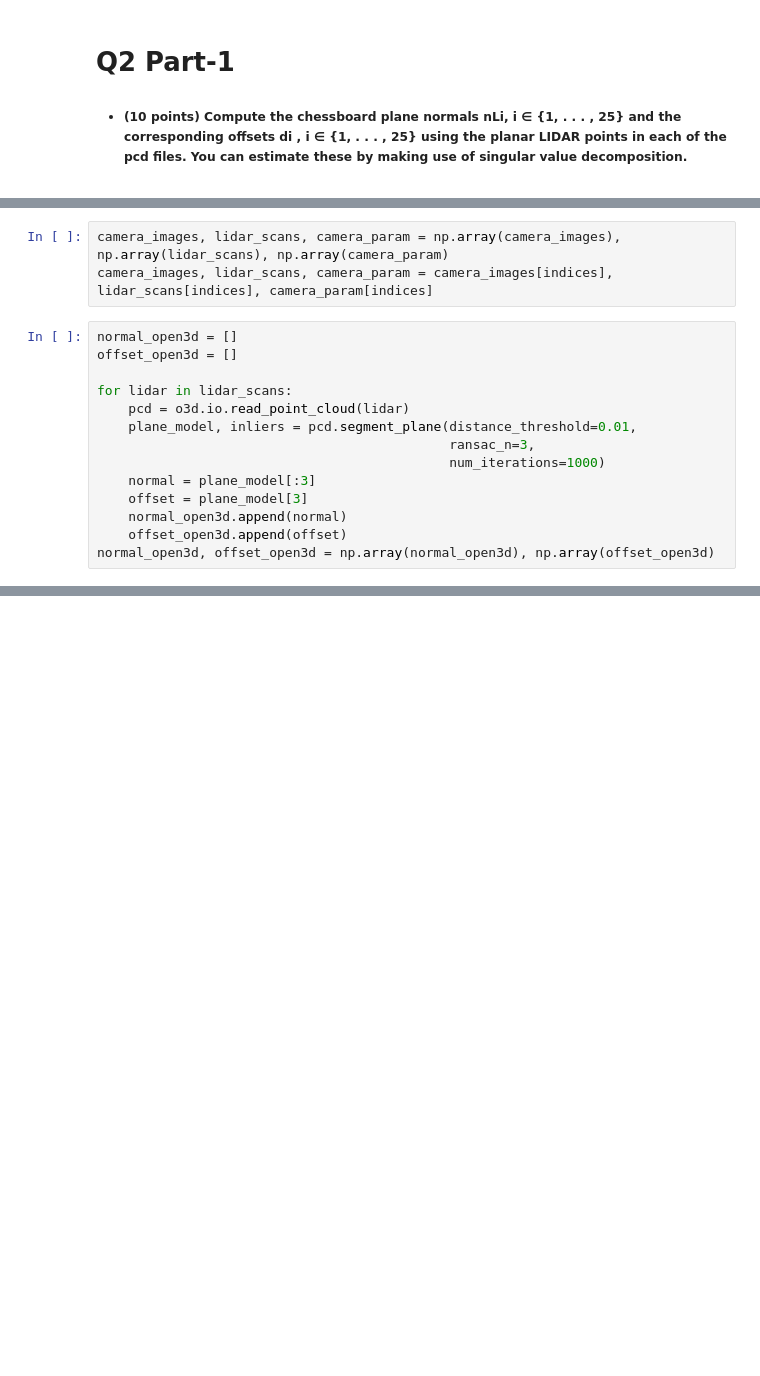
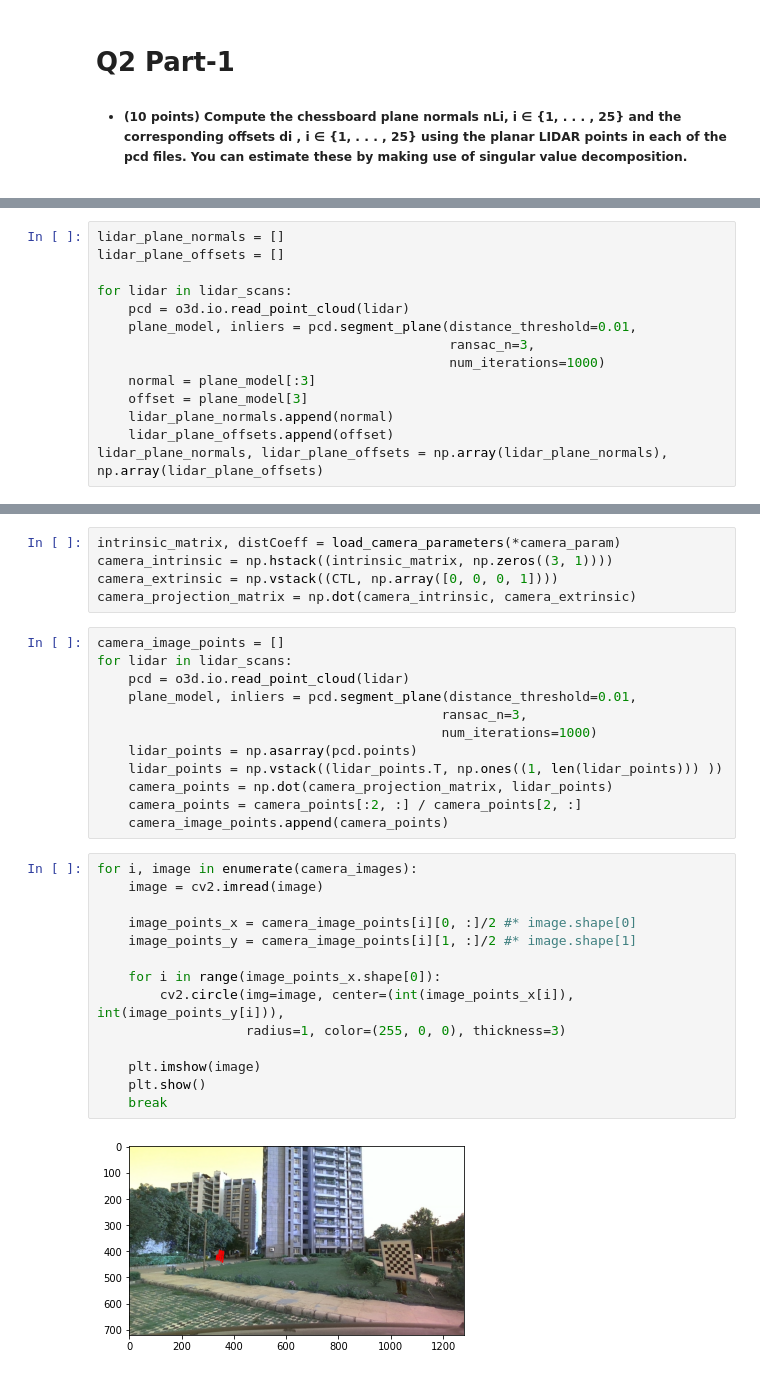
Before and after one commit to devKhush/Computer-Vision-Assignments, a Jupyter notebook: Assignment-2/Q2/Assignment_2__Q2__Solution.ipynb, the cells around one changed output, grey strips where cells are left out. Saved outputs shown, nothing was run; the diff lists cells and outputs as text; blank space fills up the shorter version.

```diff
--- a/Assignment-2/Q2/Assignment_2__Q2__Solution.ipynb
+++ b/Assignment-2/Q2/Assignment_2__Q2__Solution.ipynb
@@ -35,9 +60,6 @@ indices = np.random.choice(indices, 25, replace=False)
-# %%
-camera_images, lidar_scans, camera_param = np.array(camera_images), np.array(lidar_scans), np.array(camera_param)
-camera_images, lidar_scans, camera_param = camera_images[indices], lidar_scans[indices], camera_param[indices]
 # %%
-normal_open3d = []
-offset_open3d = []
+lidar_plane_normals = []
+lidar_plane_offsets = []
 
 for lidar in lidar_scans:
     pcd = o3d.io.read_point_cloud(lidar)
@@ -46,7 +68,7 @@ for lidar in lidar_scans:
                                              num_iterations=1000)
     normal = plane_model[:3]
     offset = plane_model[3]
-    normal_open3d.append(normal)
-    offset_open3d.append(offset)
-normal_open3d, offset_open3d = np.array(normal_open3d), np.array(offset_open3d)
+    lidar_plane_normals.append(normal)
+    lidar_plane_offsets.append(offset)
+lidar_plane_normals, lidar_plane_offsets = np.array(lidar_plane_normals), np.array(lidar_plane_offsets)
 # %%
@@ -93,0 +174,33 @@ with open('camera_parameters/frame_256.jpeg/camera_normals.txt', 'r') as file:
+# %%
+intrinsic_matrix, distCoeff = load_camera_parameters(*camera_param)
+camera_intrinsic = np.hstack((intrinsic_matrix, np.zeros((3, 1))))
+camera_extrinsic = np.vstack((CTL, np.array([0, 0, 0, 1])))
+camera_projection_matrix = np.dot(camera_intrinsic, camera_extrinsic)
+# %%
+camera_image_points = []
+for lidar in lidar_scans:
+    pcd = o3d.io.read_point_cloud(lidar)
+    plane_model, inliers = pcd.segment_plane(distance_threshold=0.01,
+                                            ransac_n=3,
+                                            num_iterations=1000)
+    lidar_points = np.asarray(pcd.points)
+    lidar_points = np.vstack((lidar_points.T, np.ones((1, len(lidar_points))) ))
+    camera_points = np.dot(camera_projection_matrix, lidar_points)
+    camera_points = camera_points[:2, :] / camera_points[2, :]
+    camera_image_points.append(camera_points)
+# %%
+for i, image in enumerate(camera_images):
+    image = cv2.imread(image)
+
+    image_points_x = camera_image_points[i][0, :]/2 #* image.shape[0]
+    image_points_y = camera_image_points[i][1, :]/2 #* image.shape[1]
+
+    for i in range(image_points_x.shape[0]):
+        cv2.circle(img=image, center=(int(image_points_x[i]), int(image_points_y[i])),
+                   radius=1, color=(255, 0, 0), thickness=3)
+
+    plt.imshow(image)
+    plt.show()
+    break
+# %% [output]
+[figure, added]
```
Also changed, not shown: parts of 17 cells of this notebook.
